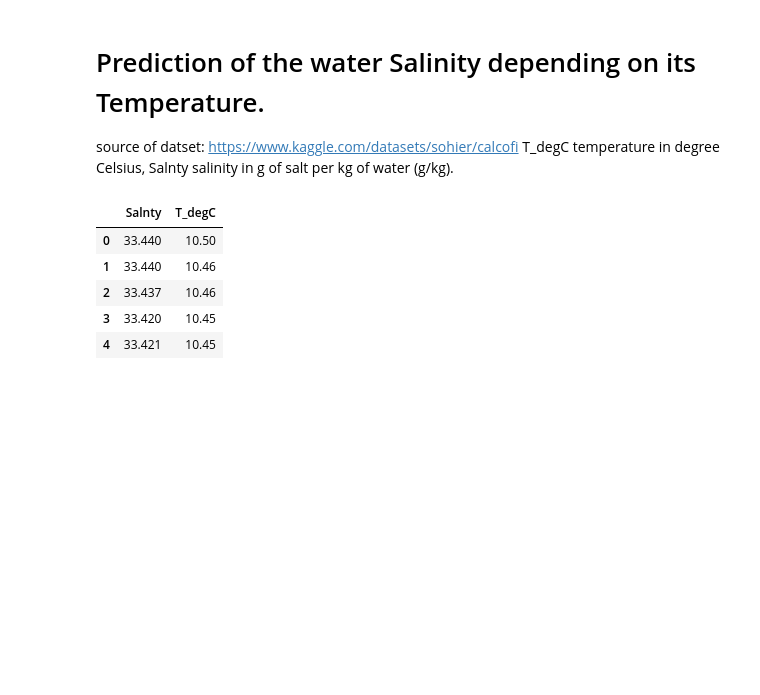
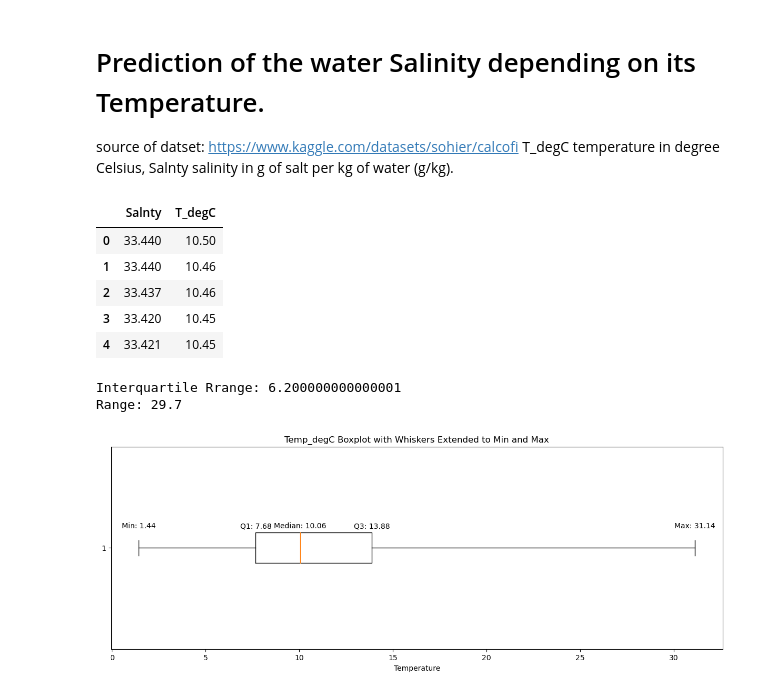
Before and after one commit to Subzerowitch/Simple-Linear-Regression, a Jupyter notebook: Linear regression.ipynb, the cells around one changed output. Cells and saved outputs as stored; diff of their text form; code cells hidden in the pictures; blank space fills up the shorter version.

```diff
--- a/Linear regression.ipynb
+++ b/Linear regression.ipynb
@@ -26,3 +28,38 @@ df.head()
 | 2 | 33.437 | 10.46 |
 | 3 | 33.420 | 10.45 |
 | 4 | 33.421 | 10.45 |
+# %%
+# median of Temperature
+df.dropna(subset=['T_degC'], inplace=True)  # Remove rows with NaN in the 'T_degC' column
+median_temperature = np.median(df['T_degC'])
+
+# Q1 and Q3 of Temperature
+Q1 = np.percentile(df['T_degC'],25)
+Q3 = np.percentile(df['T_degC'],75)
+
+# min and max
+lowest = min(df['T_degC'])
+highest = max(df['T_degC'])
+
+range_temp = highest - lowest # range
+interquartile_range = Q3 - Q1 # interquartile range
+
+print('Interquartile Rrange: ' + str(interquartile_range), '\nRange: ' + str(range_temp))
+
+# Temp_degC boxplot
+boxplot_data = [lowest, Q1, median_temperature, Q3, highest]
+
+plt.figure(figsize=(15,5))
+
+plt.boxplot(boxplot_data, vert=False, whis=range_temp)
+plt.title('Temp_degC Boxplot with Whiskers Extended to Min and Max')
+plt.xlabel('Temperature')
+
+for value, label in zip(boxplot_data, ['Min', 'Q1', 'Median', 'Q3', 'Max']):
+    plt.text(value, 1.09, f'{label}: {value}', va='bottom', ha='center')
+
+plt.show()
+# %% [output]
+Interquartile Rrange: 6.200000000000001
+Range: 29.7
+[figure, added]
```
Also changed, not shown: parts of 9 cells of this notebook, 1 other file.
